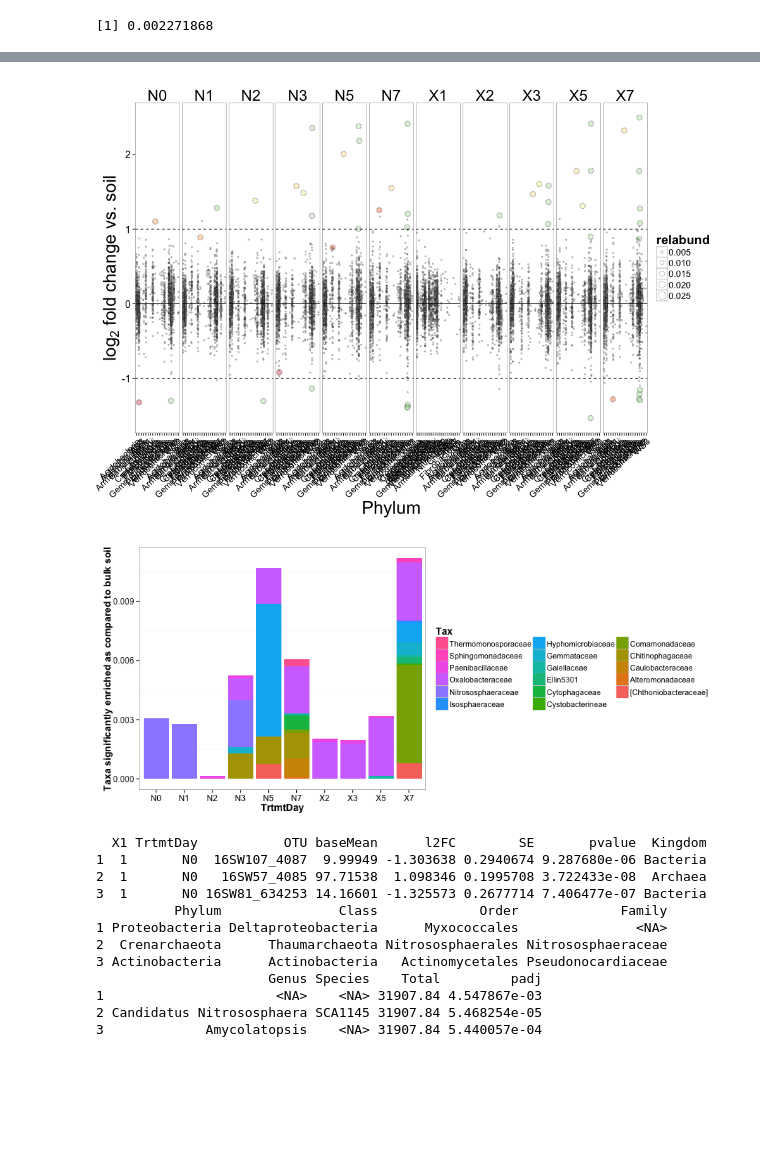
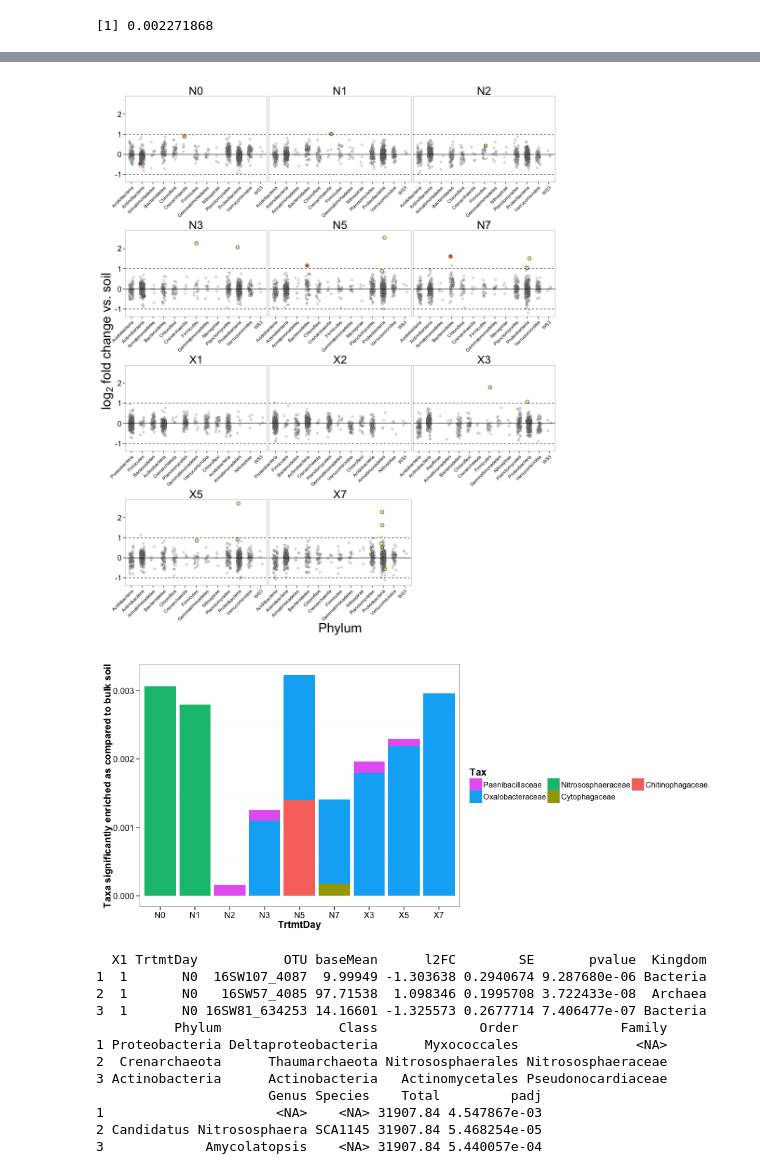
Before and after one commit to TheaWhitman/Microcosms16S, a Jupyter notebook: Figures/Differential_abundance_TrtmtDay.ipynb, the cells around one changed output, grey strips where cells are left out. Drawn from its saved outputs; the diff is of its cells as text; code cells hidden in the pictures; blank space fills up the shorter version.

Commit message:
Working on DA figures

```diff
--- a/Figures/Differential_abundance_TrtmtDay.ipynb
+++ b/Figures/Differential_abundance_TrtmtDay.ipynb
@@ -208,5 +224,5 @@ mean(d$Fraction[d$Sig==1])
 # %%
-%%R -w 1000 -h 700
+%%R -w 1000 -h 1200
 # setting the image sizes, then making the figure...
 
 d = l2fc
@@ -216,6 +232,8 @@ d = d %>%
     group_by(TrtmtDay) %>%
     mutate(sig = ifelse(padj<=FDR,1,0))%>%
     mutate(relabund=baseMean/Total)%>%
+    filter(Family!="mitochondria")%>%
+    filter(Class!="Chloroplast")%>%
     filter(pvalue != 'NA')
 # This compares it to the whole sample, not just the signficantly increased subset in l2fc
 
@@ -228,7 +246,7 @@ p = ggplot(d, aes(x = Phylum, y = l2FC, fill = Phylum))
 # establishing our plot is based on the data table d, with our x being the phylum, and the y being log2fold change,
 # and the colour being based on our "yes" or "no" column in the d data table.
 
-p = p + facet_grid(~TrtmtDay, scales="free_x")
+p = p + facet_wrap(~TrtmtDay, scales="free_x", nrow=4)
 # saying we want it to present the data separately for our two variables (trtmt and month), in 2 columns
 
 d$sig = as.factor(d$sig)
@@ -236,8 +254,8 @@ d$sig = as.factor(d$sig)
 d.yes = d[d$sig==1,]
 d.no = d[d$sig==0,]
 
-p = p + geom_point(data=d.yes, aes(x = Phylum, y = l2FC, fill = Phylum), shape = 21, size=4, alpha=0.4, position = position_jitter(w = 0.20))
-p = p + geom_point(data=d.no, aes(x = Phylum, y = l2FC, fill = sig, size=relabund), shape = 21, alpha=0.3, position = position_jitter(w = 0.20))
+p = p + geom_point(data=d.yes, aes(x = Phylum, y = l2FC, fill = Phylum), shape = 21, size=3.5, alpha=1, position = position_jitter(w = 0.20))
+p = p + geom_point(data=d.no, aes(x = Phylum, y = l2FC, fill = sig), shape = 21, alpha=0.3, position = position_jitter(w = 0.20))
 
 p = p + geom_hline(y = 1, linetype=2)
 p = p + geom_hline(y = -1, linetype=2)
@@ -249,40 +267,40 @@ p = p + theme_bw()
 
 p = p + theme(strip.text.x = element_text(size = 24),
               strip.text.y = element_text(size = 24),
-              axis.text.x = element_text(size = 14, angle = 45, hjust = 1, vjust = 1),
+              axis.text.x = element_text(size = 10, angle = 45, hjust = 1, vjust = 1),
               axis.title.x = element_text(size = 28),
               axis.text.y = element_text(size=16),
               axis.title.y = element_text(size = 28),
               legend.title = element_text(size=20),
               legend.text = element_text(size = 14),
               #legend.position = "none",
               strip.background = element_blank())
 # sets a bunch of visual paramters for the legend (none) and other text
 
 p = p + labs(x = "Phylum")
 # sets the label for the x axis. I think they didn't get the different colours.
 
 p = p + labs(y = expression(paste("", log[2]," fold change vs. soil",sep="")))
 # sets the label for the y axes.
 
 colourCount = 8
 getPalette = colorRampPalette(brewer.pal(8, "Spectral"))
 p = p + scale_fill_manual(guide="none", values=c("grey",paste(getPalette(colourCount))))
 
 
 #p = p + scale_color_continuous(trans="log")
 #p = p + scale_fill_discrete(guide="none")
 
 
 p = p + theme(panel.grid.major = element_blank(), panel.grid.minor = element_blank())
 # Gets rid of the default gridlines
 
 
 # Would be cool to colour this by relative abundance in soil to begin with.. what drives patterns more?
 
 p
 # %% [output]
-[figure, old version]
+[figure, new version]
 # %%
 %%R
 ggsave(filename="DiffAbund16STrtmtDay.jpg", plot=p ,width=11.5, height=8)
@@ -292,7 +307,7 @@ ggsave(filename="DA16SResponders.jpg", p, width=7.5, height=6.75)
 # %%
 %%R -w 900 -h 400
 
-FDR=0.5
+FDR=0.1
 cutoff = 0
 
 d = l2fc %>%
@@ -322,7 +337,7 @@ p = p + theme(strip.background = element_blank(),strip.text = element_text(size=
 
 p
 # %% [output]
-[figure, old version]
+[figure, new version]
 # %%
 %%R
 FDR = 0.1
```
Also changed, not shown: parts of 3 cells of this notebook, 2 other files.
